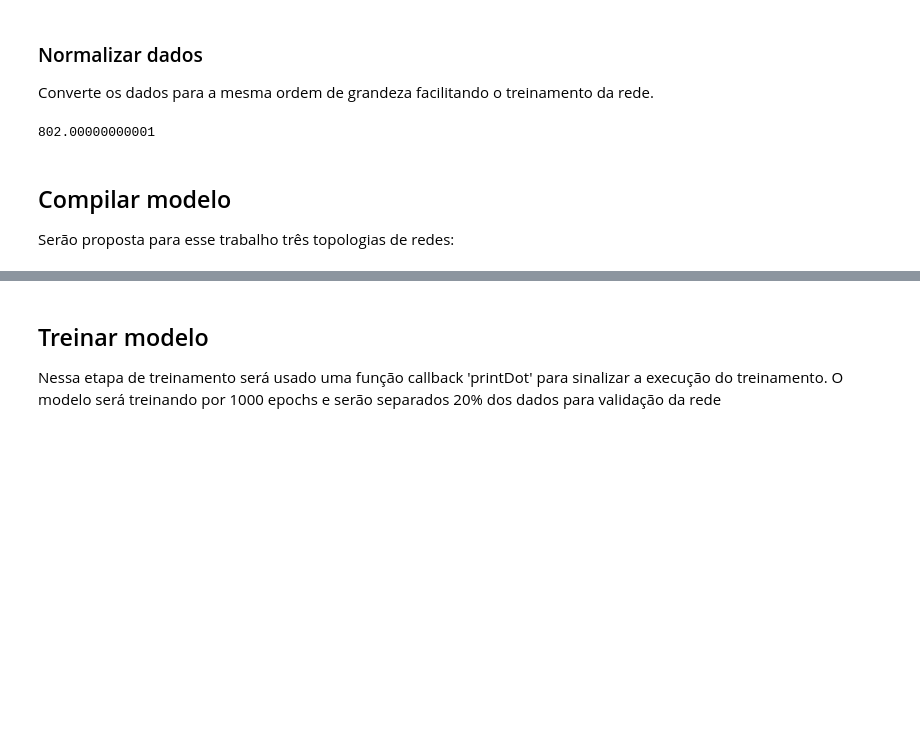
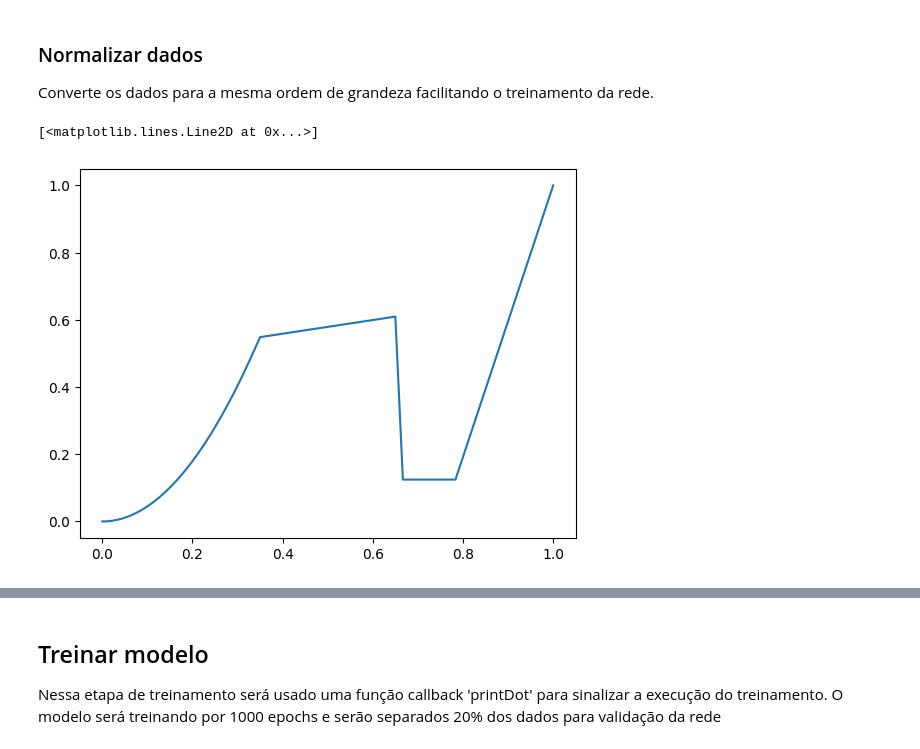
Before and after one commit to PHM-araujo/Linear_Regression, a Jupyter notebook: Estudo_Dirigido.ipynb, the cells around one changed output, grey strips where cells are left out. Drawn from its saved outputs; the diff is of its cells as text; code cells hidden in the pictures; blank space fills up the shorter version.

```diff
--- a/Estudo_Dirigido.ipynb
+++ b/Estudo_Dirigido.ipynb
@@ -85,13 +78,11 @@ Converte os dados para a mesma ordem de grandeza facilitando o treinamento da re
 # %%
 def normalization(x):
     return x / x.abs().max()
 
 x_normal = normalization(dados['Entrada'])
 y_normal = normalization(dados['Saída'])
 
-print(dados['Saída'].abs().max())
+plt.plot(x_normal, y_normal)
 # %% [output]
-802.00000000001
+[<matplotlib.lines.Line2D at 0x...>]
+[figure, added]
-# %% [markdown]
-## Compilar modelo
-Serão proposta para esse trabalho três topologias de redes:
```
Also changed, not shown: parts of 5 cells of this notebook, 1 other file.
